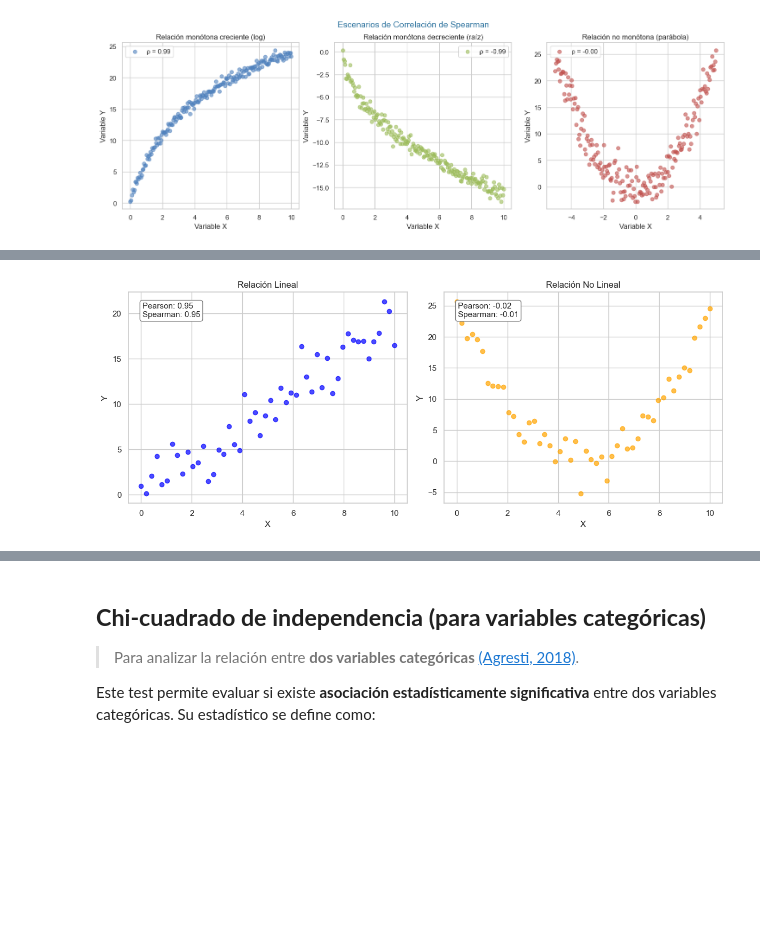
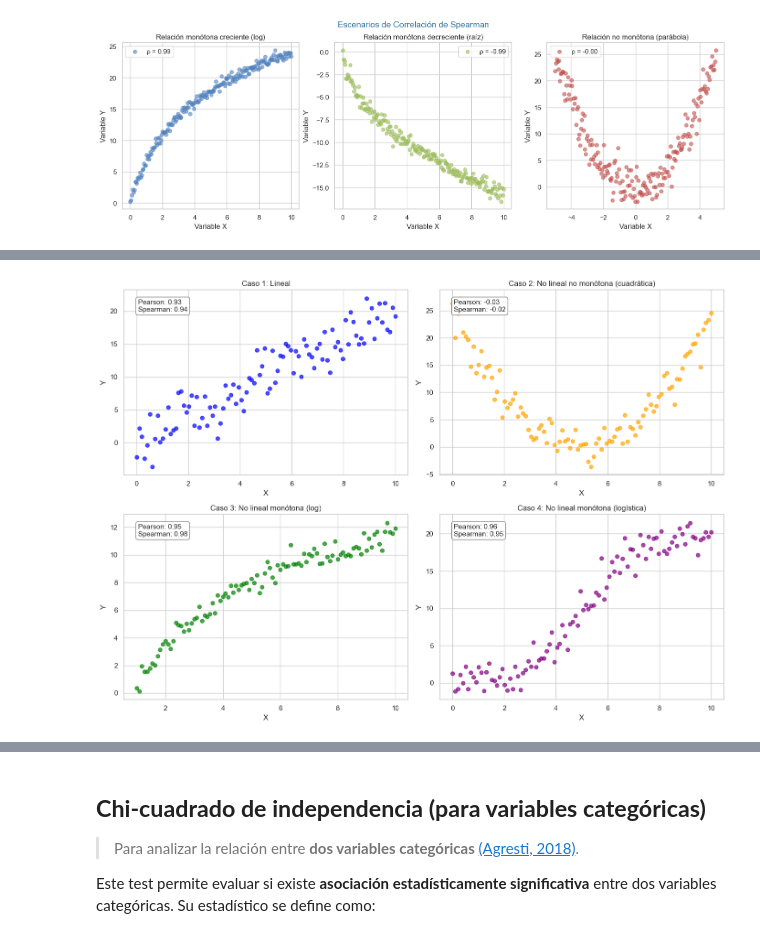
Before and after one commit to mariabda2/intro_data_2026, a Jupyter notebook: FCD_U2_1_univariado_bivariado_multivariado.ipynb, the cells around one changed output, grey strips where cells are left out. Saved outputs shown, nothing was run; the diff lists cells and outputs as text; code cells hidden in the pictures; blank space fills up the shorter version.

```diff
--- a/FCD_U2_1_univariado_bivariado_multivariado.ipynb
+++ b/FCD_U2_1_univariado_bivariado_multivariado.ipynb
@@ -769,53 +631,90 @@ plt.show()
 # %%
 import numpy as np
-import pandas as pd
 import matplotlib.pyplot as plt
 from scipy import stats
+import pandas as pd
 
-np.random.seed(42)
-n = 50
+np.random.seed(123)
+n = 100
 
 # Caso 1: Relación lineal
 x1 = np.linspace(0, 10, n)
 y1 = 2 * x1 + np.random.normal(0, 2, n)
 
-#Caso 2: Relación no lineal (cuadrática)
+# Caso 2: Relación no lineal no monótona (cuadrática)
 x2 = np.linspace(0, 10, n)
 y2 = (x2 - 5)**2 + np.random.normal(0, 2, n)
 
-# Correlaciones
-def calcular_correlaciones(x, y):
+# Caso 3: Relación no lineal monótona (logarítmica)
+x3 = np.linspace(1, 10, n)
+y3 = np.log(x3) * 5 + np.random.normal(0, 0.5, n)
+
+# Caso 4: Relación no lineal monótona  (exponencial)
+x4 = np.linspace(0, 10, n)
+y4 = 1 / (1 + np.exp(-x4 + 5)) * 20 + np.random.normal(0, 1.5, n)
+
+# Función para calcular correlaciones
+def correlaciones(x, y):
     pearson, _ = stats.pearsonr(x, y)
     spearman, _ = stats.spearmanr(x, y)
     return pearson, spearman
 
-p1, s1 = calcular_correlaciones(x1, y1)
-p2, s2 = calcular_correlaciones(x2, y2)
+# Calcular coeficientes
+p1, s1 = correlaciones(x1, y1)
+p2, s2 = correlaciones(x2, y2)
+p3, s3 = correlaciones(x3, y3)
+p4, s4 = correlaciones(x4, y4)
 
-# Visualización comparativa
-fig, axs = plt.subplots(1, 2, figsize=(12, 5))
+# Visualización
+fig, axs = plt.subplots(2, 2, figsize=(14, 10))
 
-# Lineal
-axs[0].scatter(x1, y1, color="blue", alpha=0.7)
-axs[0].set_title("Relación Lineal")
-axs[0].set_xlabel("X")
-axs[0].set_ylabel("Y")
-texto1 = f"Pearson: {p1:.2f}\nSpearman: {s1:.2f}"
-axs[0].text(0.05, 0.95, texto1, transform=axs[0].transAxes,
-            fontsize=11, verticalalignment='top',
-            bbox=dict(boxstyle="round", facecolor="white", edgecolor="gray"))
+# Gráfico 1: Lineal
+axs[0,0].scatter(x1, y1, color="blue", alpha=0.7)
+axs[0,0].set_title("Caso 1: Lineal")
+axs[0,0].set_xlabel("X")
+axs[0,0].set_ylabel("Y")
+axs[0,0].text(0.05, 0.95, f"Pearson: {p1:.2f}\nSpearman: {s1:.2f}",
+              transform=axs[0,0].transAxes, fontsize=11, verticalalignment='top',
+              bbox=dict(boxstyle="round", facecolor="white", edgecolor="gray"))
 
-# No lineal
-axs[1].scatter(x2, y2, color="orange", alpha=0.7)
-axs[1].set_title("Relación No Lineal")
-axs[1].set_xlabel("X")
-axs[1].set_ylabel("Y")
-texto2 = f"Pearson: {p2:.2f}\nSpearman: {s2:.2f}"
-axs[1].text(0.05, 0.95, texto2, transform=axs[1].transAxes,
-            fontsize=11, verticalalignment='top',
-            bbox=dict(boxstyle="round", facecolor="white", edgecolor="gray"))
+# Gráfico 2: No lineal no monótona
+axs[0,1].scatter(x2, y2, color="orange", alpha=0.7)
+axs[0,1].set_title("Caso 2: No lineal no monótona (cuadrática)")
+axs[0,1].set_xlabel("X")
+axs[0,1].set_ylabel("Y")
+axs[0,1].text(0.05, 0.95, f"Pearson: {p2:.2f}\nSpearman: {s2:.2f}",
+              transform=axs[0,1].transAxes, fontsize=11, verticalalignment='top',
+              bbox=dict(boxstyle="round", facecolor="white", edgecolor="gray"))
+
+# Gráfico 3: No lineal monótona (logarítmica)
+axs[1,0].scatter(x3, y3, color="green", alpha=0.7)
+axs[1,0].set_title("Caso 3: No lineal monótona (log)")
+axs[1,0].set_xlabel("X")
+axs[1,0].set_ylabel("Y")
+axs[1,0].text(0.05, 0.95, f"Pearson: {p3:.2f}\nSpearman: {s3:.2f}",
+              transform=axs[1,0].transAxes, fontsize=11, verticalalignment='top',
+              bbox=dict(boxstyle="round", facecolor="white", edgecolor="gray"))
+
+# Gráfico 4: Monótona no lineal (logística saturada)
+axs[1,1].scatter(x4, y4, color="purple", alpha=0.7)
+axs[1,1].set_title("Caso 4: No lineal monótona (logística)")
+axs[1,1].set_xlabel("X")
+axs[1,1].set_ylabel("Y")
+axs[1,1].text(0.05, 0.95, f"Pearson: {p4:.2f}\nSpearman: {s4:.2f}",
+              transform=axs[1,1].transAxes, fontsize=11, verticalalignment='top',
+              bbox=dict(boxstyle="round", facecolor="white", edgecolor="gray"))
 
 plt.tight_layout()
 plt.show()
+
+# Tabla resumen
+df = pd.DataFrame({
+    "Caso": ["Lineal", "No lineal no monótona", "No lineal monótona (log)", "Monótona no lineal (logística)"],
+    "Pearson": [p1, p2, p3, p4],
+    "Spearman": [s1, s2, s3, s4]
+})
+
+print("\nResumen de coeficientes:\n")
+print(df.round(2))
 # %% [output]
-[figure, old version]
+[figure, new version]
```
Also changed, not shown: parts of 36 cells of this notebook.
